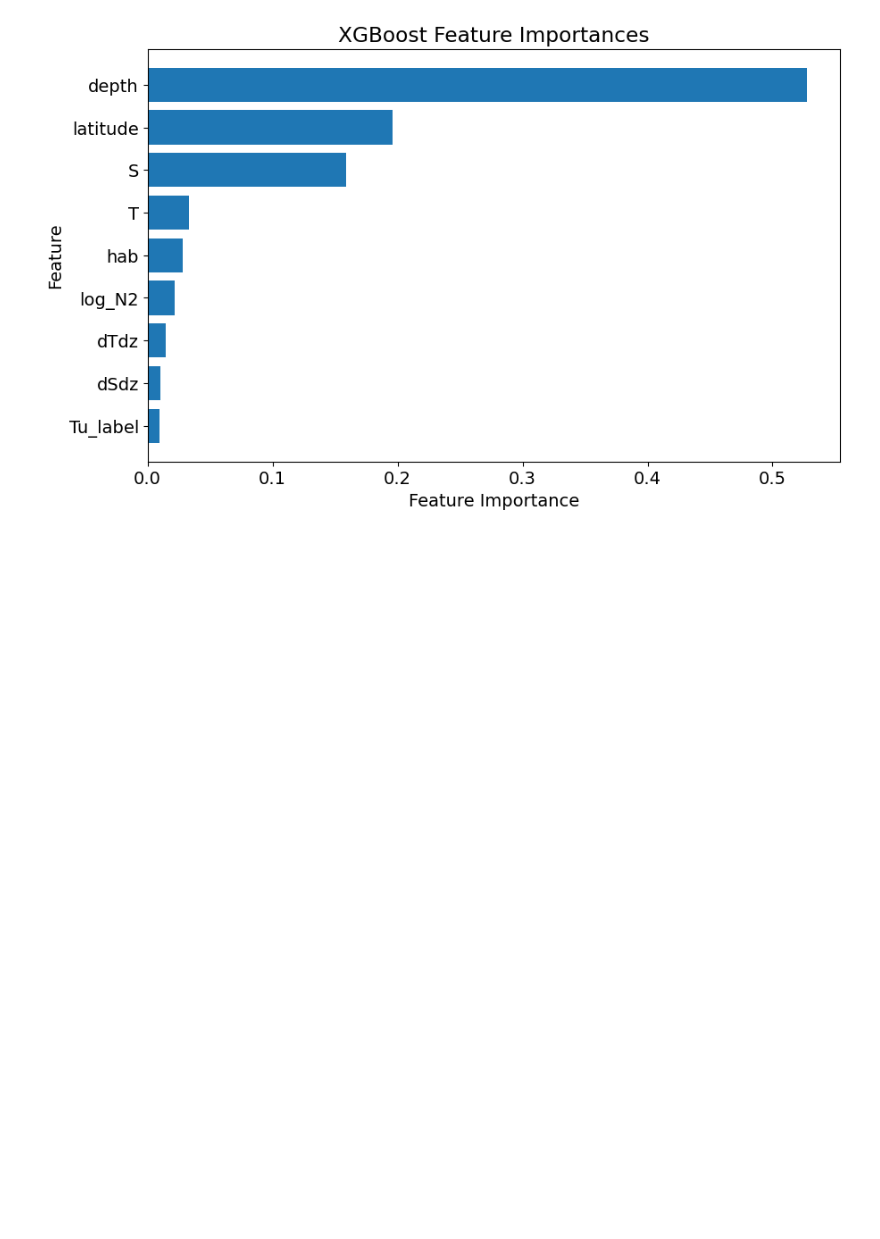
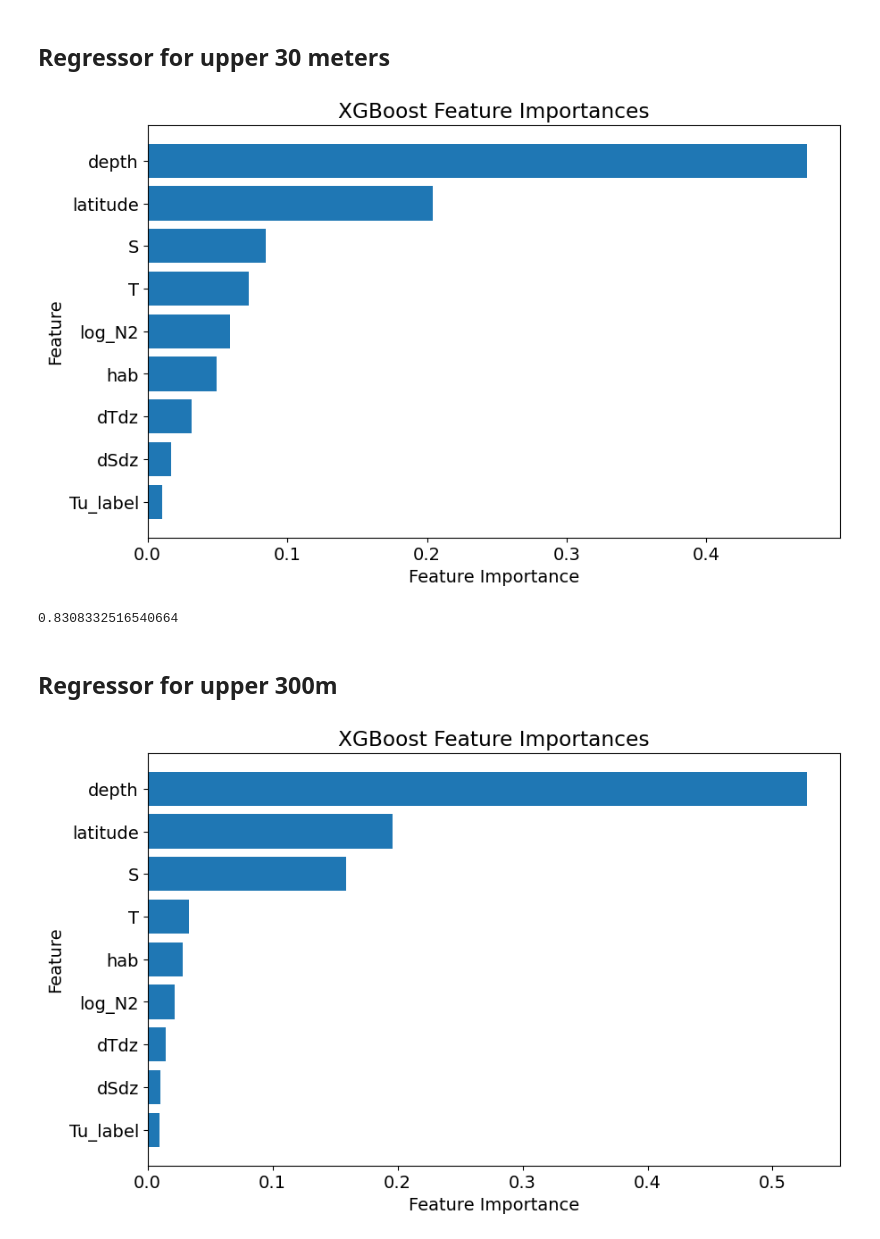
Before and after one commit to lisanneblok/ArcticTurbulence, a Jupyter notebook: ML_models/arctic_xgboost.ipynb, the cells around one changed output. Cells and saved outputs as stored; diff of their text form; code cells hidden in the pictures; blank space fills up the shorter version.

```diff
--- a/ML_models/arctic_xgboost.ipynb
+++ b/ML_models/arctic_xgboost.ipynb
@@ -35,3 +36,21 @@ global_pkl = "/Users/Lisanne/Documents/AI4ER/Mres/ArcticTurbulence/data/input_mi
 global_df = pd.read_pickle(global_pkl)
 # %%
 global_df = global_df.rename(columns={'lat': 'latitude', 'log_N2_sort': 'log_N2'})
+# %% [markdown]
+## Regressor for upper 30 meters
+# %%
+# Features:
+xstringlist = ['S','T','latitude','hab', 'depth','dSdz','dTdz','log_N2', 'Tu_label']
+
+# We want to predict:
+ystringlist = ['log_eps']
+
+xgb_regressor1, r21, y_test1, y_pred1, X_test1, feature_importances1 = XGBoost_regressor1m(arctic_df, xstringlist , ystringlist)
+# %% [output]
+[figure, added]
+# %%
+print(r21)
+# %% [output]
+0.8308332516540664
+# %% [markdown]
+## Regressor for upper 300m
```
Also changed, not shown: parts of 10 cells of this notebook, 3 other files.
